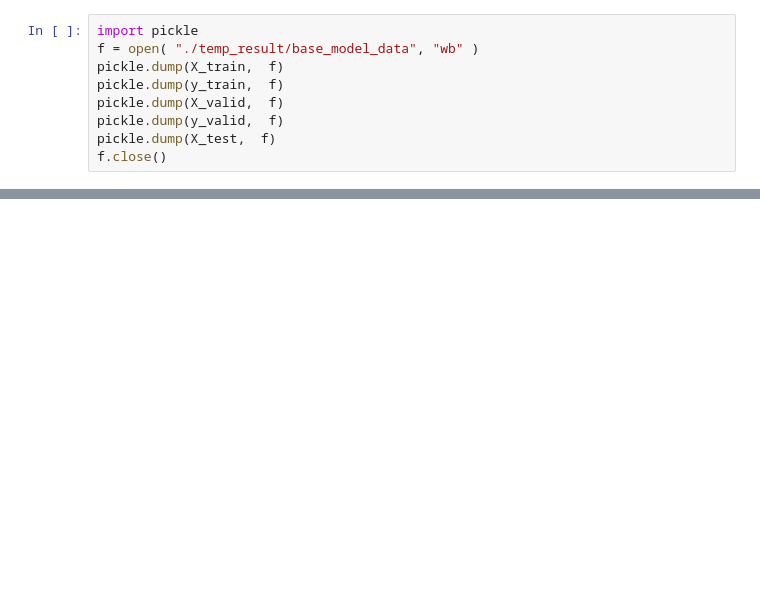
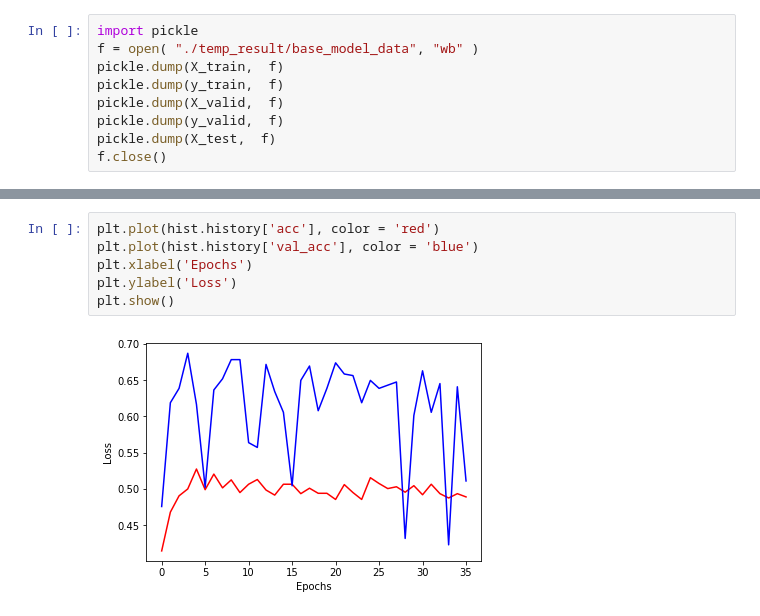
Before and after one commit to bxclib2/kaggle-gender-coref, a Jupyter notebook: part3_base_line_model.ipynb, the cells around one changed output, grey strips where cells are left out. Cells and saved outputs as stored; diff of their text form; blank space fills up the shorter version.

```diff
--- a/part3_base_line_model.ipynb
+++ b/part3_base_line_model.ipynb
@@ -83,0 +223,8 @@ sub_df.to_csv("./test_and_submit/submission@"+str(datetime.datetime.now())+".csv
+# %%
+plt.plot(hist.history['acc'], color = 'red')
+plt.plot(hist.history['val_acc'], color = 'blue')
+plt.xlabel('Epochs')
+plt.ylabel('Loss')
+plt.show()
+# %% [output]
+[figure, added]
```
Also changed, not shown: parts of 11 cells of this notebook.
